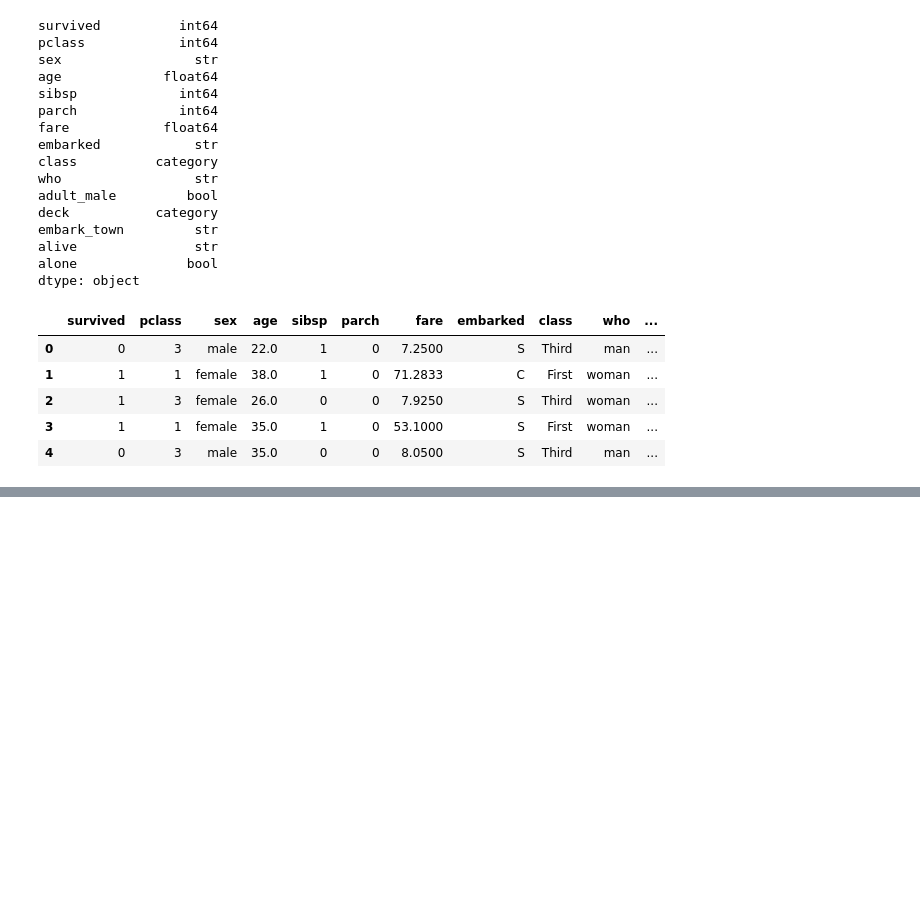
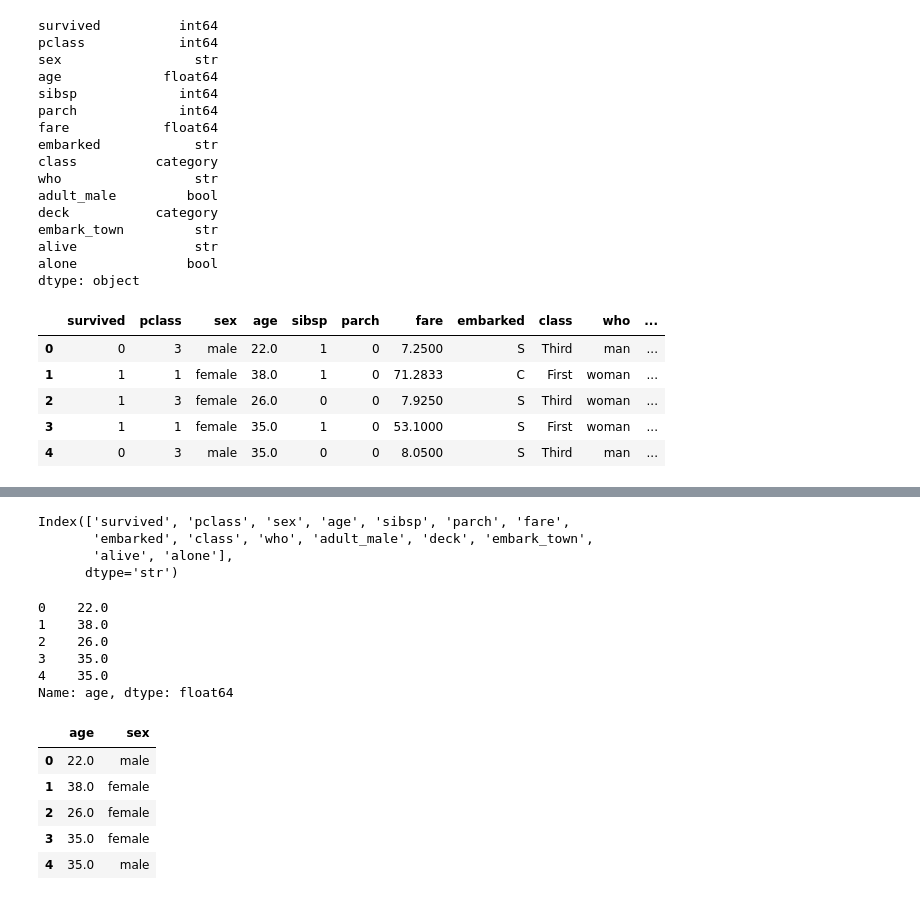
Before and after one commit to altaf533/pandas-for-data-science, a Jupyter notebook: pandas.ipynb, the cells around one changed output, grey strips where cells are left out. Saved outputs shown, nothing was run; the diff lists cells and outputs as text; code cells hidden in the pictures; blank space fills up the shorter version.

```diff
--- a/pandas.ipynb
+++ b/pandas.ipynb
@@ -123,0 +164,27 @@ titanic.head()
+# %%
+titanic.columns
+# %% [output]
+Index(['survived', 'pclass', 'sex', 'age', 'sibsp', 'parch', 'fare',
+       'embarked', 'class', 'who', 'adult_male', 'deck', 'embark_town',
+       'alive', 'alone'],
+      dtype='str')
+# %%
+age = titanic["age"]
+age.head()
+# %% [output]
+0    22.0
+1    38.0
+2    26.0
+3    35.0
+4    35.0
+Name: age, dtype: float64
+# %%
+age_sex = titanic[["age", "sex"]]
+age_sex.head()
+# %% [output]
+|  | age | sex |
+| 0 | 22.0 | male |
+| 1 | 38.0 | female |
+| 2 | 26.0 | female |
+| 3 | 35.0 | female |
+| 4 | 35.0 | male |
```
Also changed, not shown: parts of 6 cells of this notebook.
